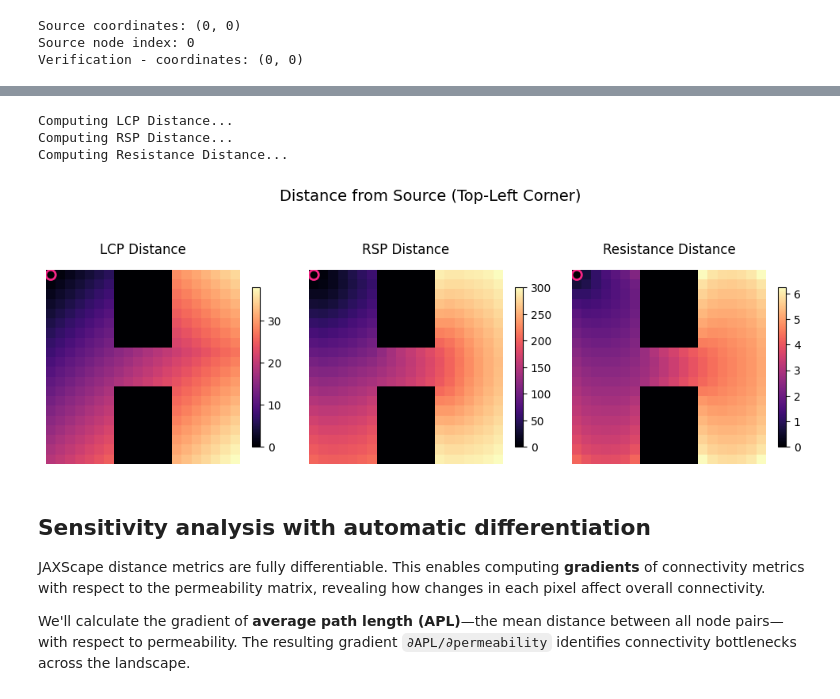
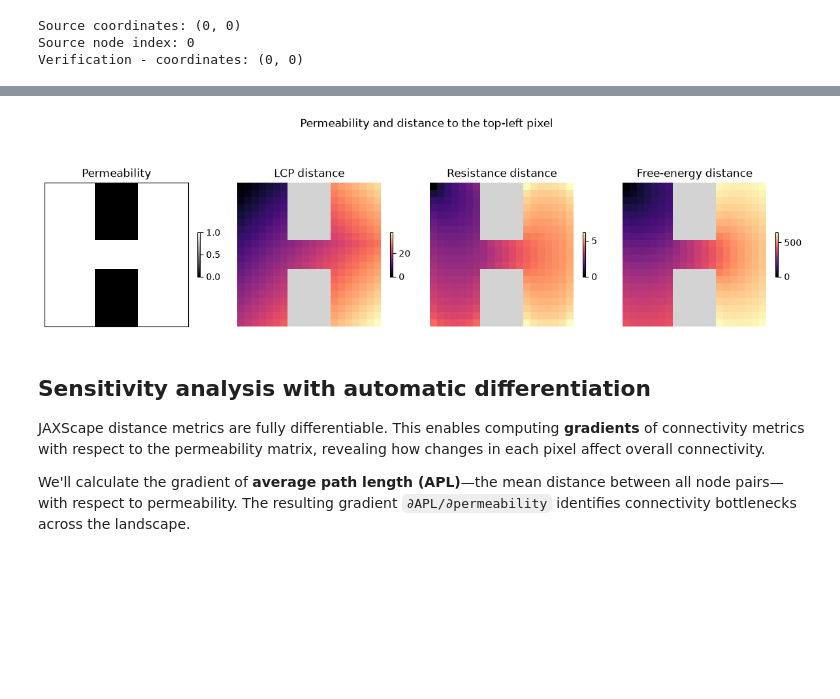
Before and after one commit to vboussange/jaxscape, a Jupyter notebook: docs/examples/distance_calculation/distance_calculation.ipynb, the cells around one changed output, grey strips where cells are left out. Cells and saved outputs as stored; diff of their text form; code cells hidden in the pictures; blank space fills up the shorter version.

```diff
--- a/docs/examples/distance_calculation/distance_calculation.ipynb
+++ b/docs/examples/distance_calculation/distance_calculation.ipynb
@@ -84,14 +100,10 @@ JAXScape currently offers three distance metrics:
 # %%
-from jaxscape.solvers import CholmodSolver
-
-
-# Initialize distance metrics
-distances = {
-    "LCP Distance": LCPDistance(),
-    "RSP Distance": RSPDistance(
-        theta=0.01,  # Low temperature → more deterministic
-        cost=lambda x: 1 / x,  # Cost inversely proportional to permeability
-    ),
-    "Resistance Distance": ResistanceDistance(solver=CholmodSolver()),
-}
+# LCP and resistance distances use float32; free-energy distance uses float64.
+free_energy_grid = GridGraph(
+    permeability.astype(jnp.float64), fun=lambda x, y: (x + y) / 2
+)
+free_energy = FreeEnergyDistance(
+    theta=0.01,
+    solver=lx.CG(rtol=1e-10, atol=1e-90, max_steps=10_000, stabilise_every=None),
+)
 # %% [markdown]
@@ -100,42 +119,41 @@ distances = {
 # %%
+# Compute distances from the top-left source.
+distances = {
+    "LCP distance": LCPDistance()(grid, sources=source),
+    "Resistance distance": ResistanceDistance()(grid, sources=source),
+    "Free-energy distance": free_energy(free_energy_grid, sources=source),
+}
 distance_arrays = {}
-for name, distance_metric in distances.items():
-    print(f"Computing {name}...")
-
-    # Compute distances
-    dist_to_node = distance_metric(grid, source)
-
-    # Convert from node values to 2D array and mask low-permeability areas
-    dist_array = grid.node_values_to_array(dist_to_node.ravel())
-    dist_array = dist_array * (permeability > 0.1)  # Mask barriers
-
-    distance_arrays[name] = dist_array
+barriers = np.asarray(permeability <= 0.1)
+for name, dist_to_node in distances.items():
+    dist_array = np.asarray(grid.node_values_to_array(dist_to_node.ravel()))
+    distance_arrays[name] = np.ma.masked_where(barriers, dist_array)
-# %% [output]
-Computing LCP Distance...
-Computing RSP Distance...
-Computing Resistance Distance...
 # %%
-# Visualize all three distance metrics
-fig, axs = plt.subplots(1, 3, figsize=(10, 4))
+distance_cmap = plt.cm.magma.copy()
+distance_cmap.set_bad(color="lightgray")
 
-for ax, (title, dist_array) in zip(axs, distance_arrays.items()):
-    im = ax.imshow(dist_array, cmap="magma")
-    ax.set_title(title, fontsize=12, pad=15)
+fig, axs = plt.subplots(1, 4, figsize=(12, 4))
+
+permeability_im = axs[0].imshow(permeability, cmap="gray", vmin=0, vmax=1)
+axs[0].set_xticks([])
+axs[0].set_yticks([])
+for spine in axs[0].spines.values():
+    spine.set_visible(True)
+axs[0].set_title("Permeability")
+fig.colorbar(permeability_im, ax=axs[0], shrink=0.2)
+
+for ax, (title, dist_array) in zip(axs[1:], distance_arrays.items()):
+    # Plotting
+    im = ax.imshow(dist_array, cmap=distance_cmap)
     ax.axis("off")
+    ax.set_title(title)
+    fig.colorbar(im, ax=ax, shrink=0.2)
 
-    # Mark source location
-    circle = plt.Circle(
-        (0, 0), radius=0.5, fill=False, edgecolor="#f72585", linewidth=2
-    )
-    ax.add_patch(circle)
-
-    plt.colorbar(im, ax=ax, shrink=0.6, label="")
-
-fig.suptitle("Distance from Source (Top-Left Corner)", fontsize=14, y=1.02)
+fig.suptitle("Permeability and distance to the top-left pixel")
 plt.tight_layout()
 plt.show()
 # %% [output]
-[figure, old version]
+[figure, new version]
 # %%
 fig.savefig("distances.png", dpi=300, transparent=True, bbox_inches="tight")
 # %% [markdown]
```
Also changed, not shown: parts of 8 cells of this notebook, 25 other files.
